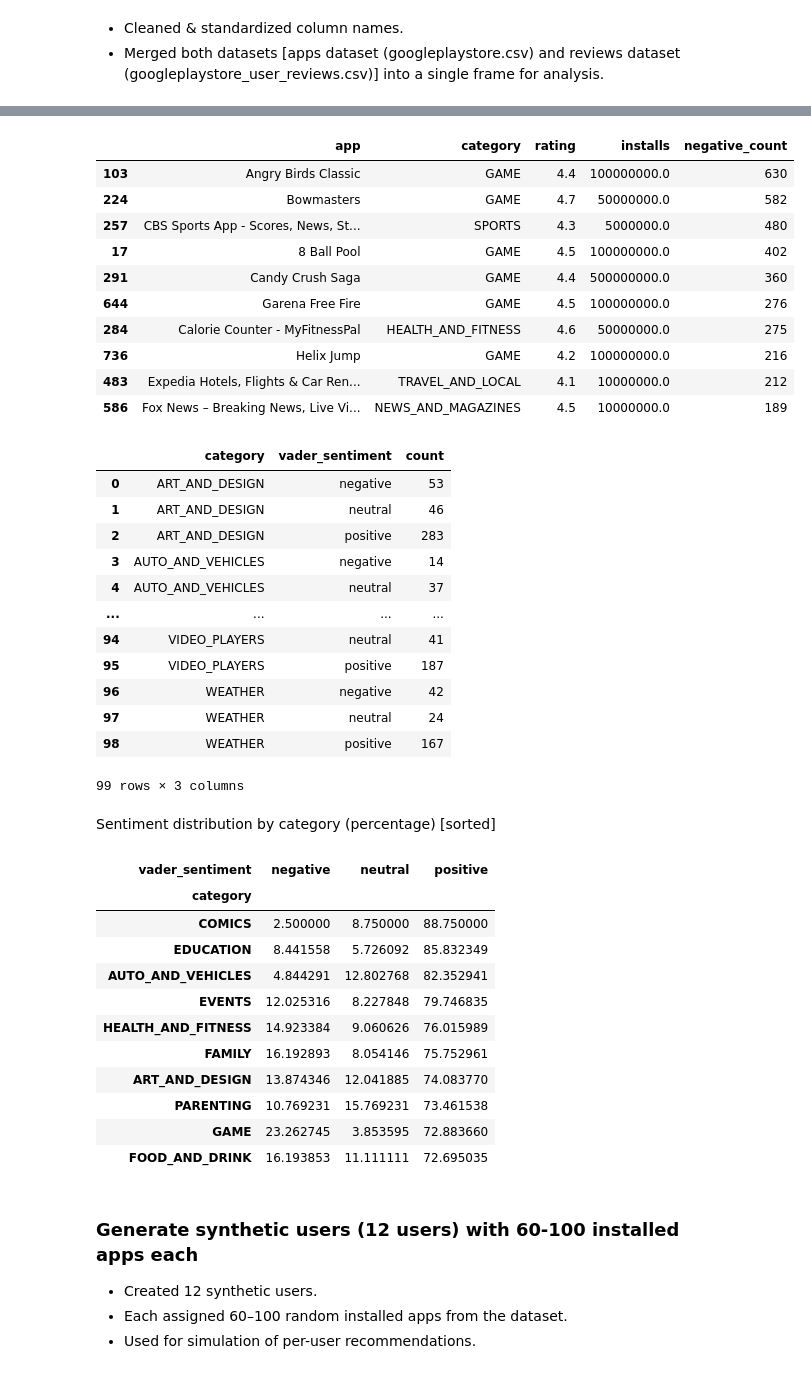
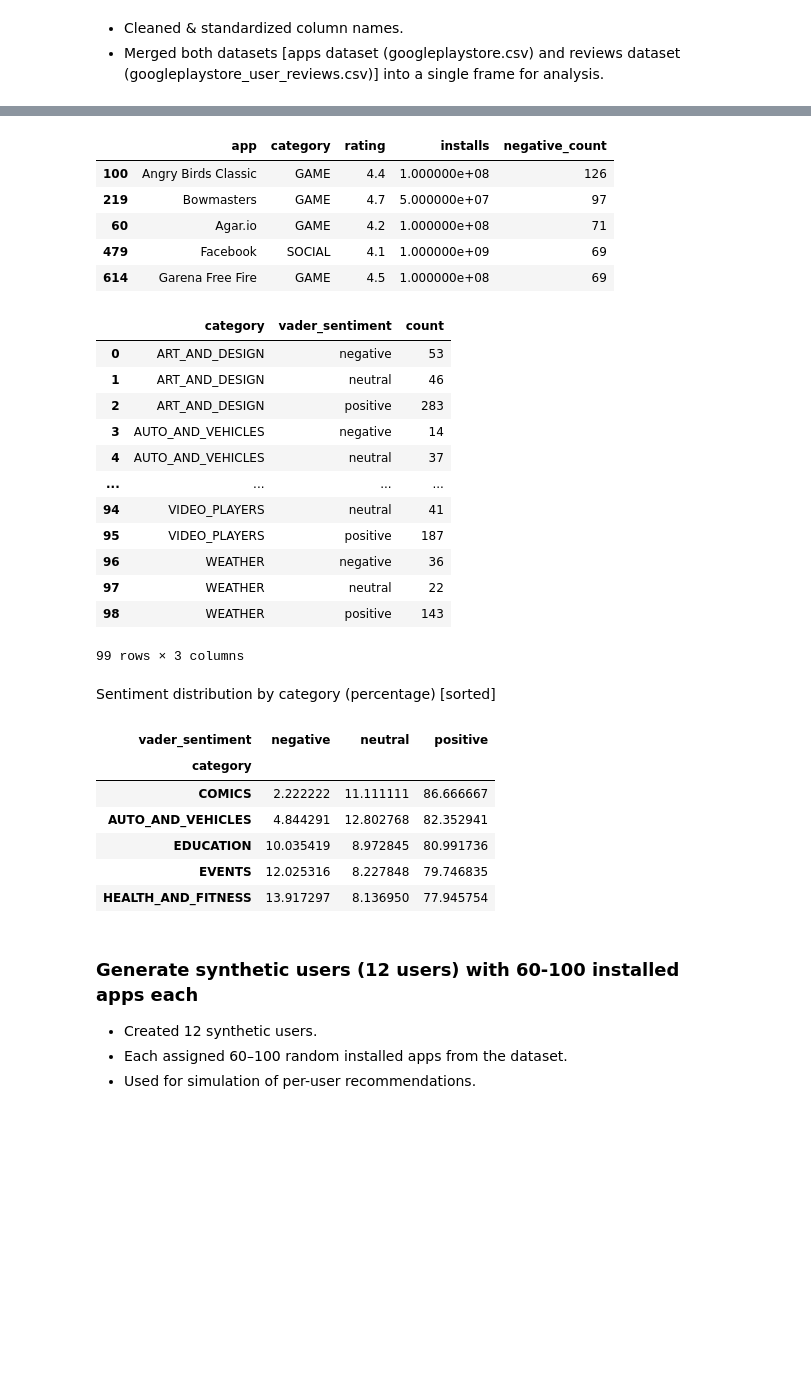
Before and after one commit to gaurav00700/SentimentAnalysis_GooglePlayStoreApps, a Jupyter notebook: part3_insights_recommendations_googleplay.ipynb, the cells around one changed output, grey strips where cells are left out. Drawn from its saved outputs; the diff is of its cells as text; code cells hidden in the pictures; blank space fills up the shorter version.

```diff
--- a/part3_insights_recommendations_googleplay.ipynb
+++ b/part3_insights_recommendations_googleplay.ipynb
@@ -58,6 +55,9 @@ apps.head(5)
 # standardize column names
 apps.columns = [c.strip().lower().replace(" ", "_") for c in apps.columns]
 reviews.columns = [c.strip().lower().replace(" ", "_") for c in reviews.columns]
+
+# Remove duplicates rows for apps df
+apps = apps.drop_duplicates(subset='app')
 
 # Basic cleaning (same as earlier notebooks)
 apps['rating'] = pd.to_numeric(apps['rating'], errors='coerce')
@@ -80,7 +80,11 @@ for c in ['translated_review','review','content','text']:
 if text_col is None:
     raise ValueError("No text column found in reviews dataset. Expected 'translated_review' or similar.")
 
+# Drop na rows in reviews dataset
 reviews_clean = reviews.dropna(subset=[text_col]).copy().reset_index(drop=True)
+
+# Remove duplicates rows of reviews df
+reviews = reviews.drop_duplicates(subset=text_col)
 
 # If sentiment not present, compute a quick VADER sentiment as baseline
 # nltk.download('vader_lexicon')
@@ -104,5 +108,5 @@ merged = reviews_clean.merge(apps_subset, on='app', how='left')
 
 # Visualization
 print("Apps:", apps.shape, "Reviews:", reviews.shape, "Merged rows:", merged.shape)
-merged.head(5)
+merged.head(2)
 # %% [output]
@@ -194,23 +206,18 @@ top_pos.head(10)
 # %%
 # Top apps by negative VADER-labeled reviews
 top_neg = (merged[merged['vader_sentiment']=='negative']
            .groupby(['app','category','rating','installs'])
            .size().reset_index(name='negative_count')
            .sort_values('negative_count', ascending=False).head(20))
 
-top_neg.head(10)
+top_neg.head(5)
 # %% [output]
 |  | app | category | rating | installs | negative_count |
-| 103 | Angry Birds Classic | GAME | 4.4 | 100000000.0 | 630 |
-| 224 | Bowmasters | GAME | 4.7 | 50000000.0 | 582 |
-| 257 | CBS Sports App - Scores, News, St... | SPORTS | 4.3 | 5000000.0 | 480 |
-| 17 | 8 Ball Pool | GAME | 4.5 | 100000000.0 | 402 |
-| 291 | Candy Crush Saga | GAME | 4.4 | 500000000.0 | 360 |
-| 644 | Garena Free Fire | GAME | 4.5 | 100000000.0 | 276 |
-| 284 | Calorie Counter - MyFitnessPal | HEALTH_AND_FITNESS | 4.6 | 50000000.0 | 275 |
-| 736 | Helix Jump | GAME | 4.2 | 100000000.0 | 216 |
-| 483 | Expedia Hotels, Flights & Car Ren... | TRAVEL_AND_LOCAL | 4.1 | 10000000.0 | 212 |
-| 586 | Fox News – Breaking News, Live Vi... | NEWS_AND_MAGAZINES | 4.5 | 10000000.0 | 189 |
+| 100 | Angry Birds Classic | GAME | 4.4 | 1.000000e+08 | 126 |
+| 219 | Bowmasters | GAME | 4.7 | 5.000000e+07 | 97 |
+| 60 | Agar.io | GAME | 4.2 | 1.000000e+08 | 71 |
+| 479 | Facebook | SOCIAL | 4.1 | 1.000000e+09 | 69 |
+| 614 | Garena Free Fire | GAME | 4.5 | 1.000000e+08 | 69 |
 # %%
 sent_cat = (merged.groupby(['category','vader_sentiment']).size().reset_index(name='count'))
 sent_cat
@@ -224,9 +231,9 @@ sent_cat
 | ... | ... | ... | ... |
 | 94 | VIDEO_PLAYERS | neutral | 41 |
 | 95 | VIDEO_PLAYERS | positive | 187 |
-| 96 | WEATHER | negative | 42 |
-| 97 | WEATHER | neutral | 24 |
-| 98 | WEATHER | positive | 167 |
+| 96 | WEATHER | negative | 36 |
+| 97 | WEATHER | neutral | 22 |
+| 98 | WEATHER | positive | 143 |
 99 rows × 3 columns
 # %% [markdown]
 Sentiment distribution by category (percentage) [sorted]
@@ -244,20 +251,15 @@ sent_cat_pivot = sent_cat.pivot(index='category', columns='vader_sentiment', val
 
 # Sort the pivot table by the 'positive' column in descending order to show the most positive sentiments first
 # The .head(10) function limits the output to the top 10 categories with the highest positive sentiment
-sent_cat_pivot.sort_values('positive', ascending=False).head(10)
+sent_cat_pivot.sort_values('positive', ascending=False).head(5)
 # %% [output]
 | vader_sentiment | negative | neutral | positive |
 | category |  |  |  |
-| COMICS | 2.500000 | 8.750000 | 88.750000 |
-| EDUCATION | 8.441558 | 5.726092 | 85.832349 |
+| COMICS | 2.222222 | 11.111111 | 86.666667 |
 | AUTO_AND_VEHICLES | 4.844291 | 12.802768 | 82.352941 |
+| EDUCATION | 10.035419 | 8.972845 | 80.991736 |
 | EVENTS | 12.025316 | 8.227848 | 79.746835 |
-| HEALTH_AND_FITNESS | 14.923384 | 9.060626 | 76.015989 |
-| FAMILY | 16.192893 | 8.054146 | 75.752961 |
-| ART_AND_DESIGN | 13.874346 | 12.041885 | 74.083770 |
-| PARENTING | 10.769231 | 15.769231 | 73.461538 |
-| GAME | 23.262745 | 3.853595 | 72.883660 |
-| FOOD_AND_DRINK | 16.193853 | 11.111111 | 72.695035 |
+| HEALTH_AND_FITNESS | 13.917297 | 8.136950 | 77.945754 |
 # %% [markdown]
 ### Generate synthetic users (12 users) with 60-100 installed apps each
 - Created 12 synthetic users.
```
Also changed, not shown: parts of 22 cells of this notebook, 3 other files.
